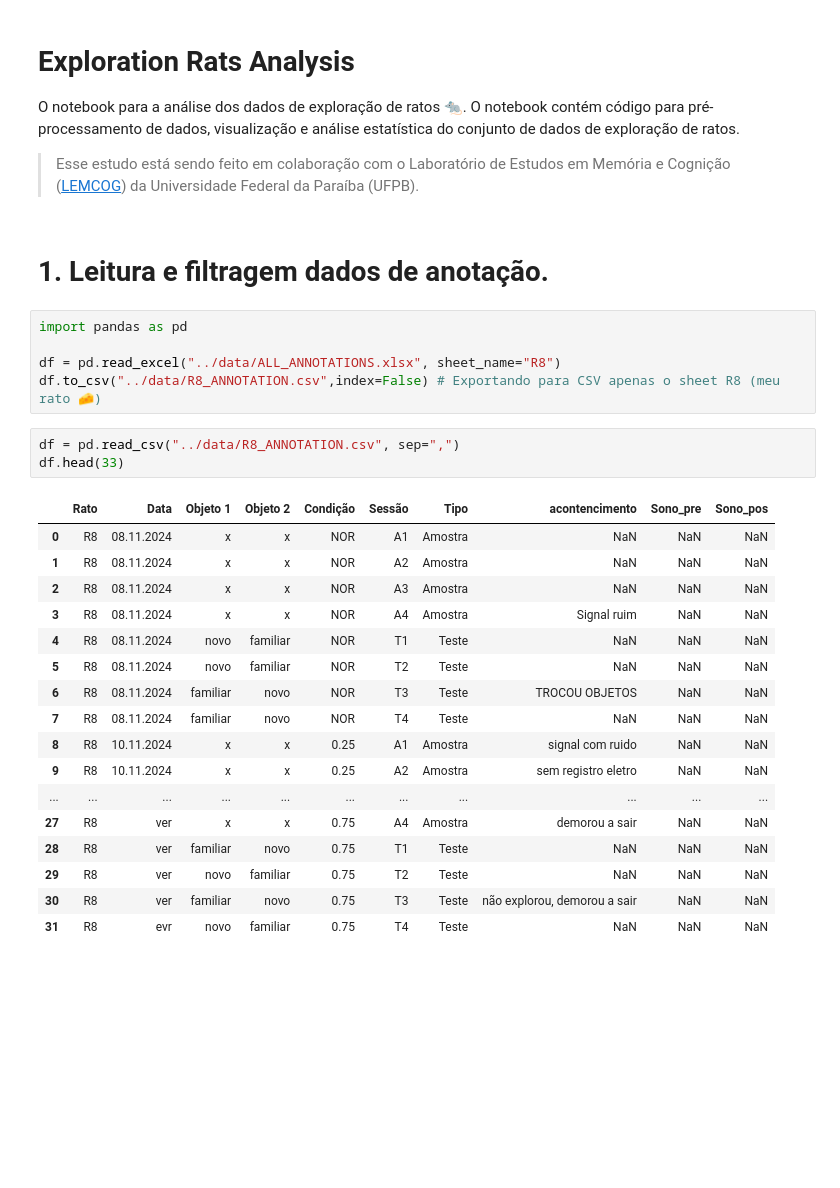
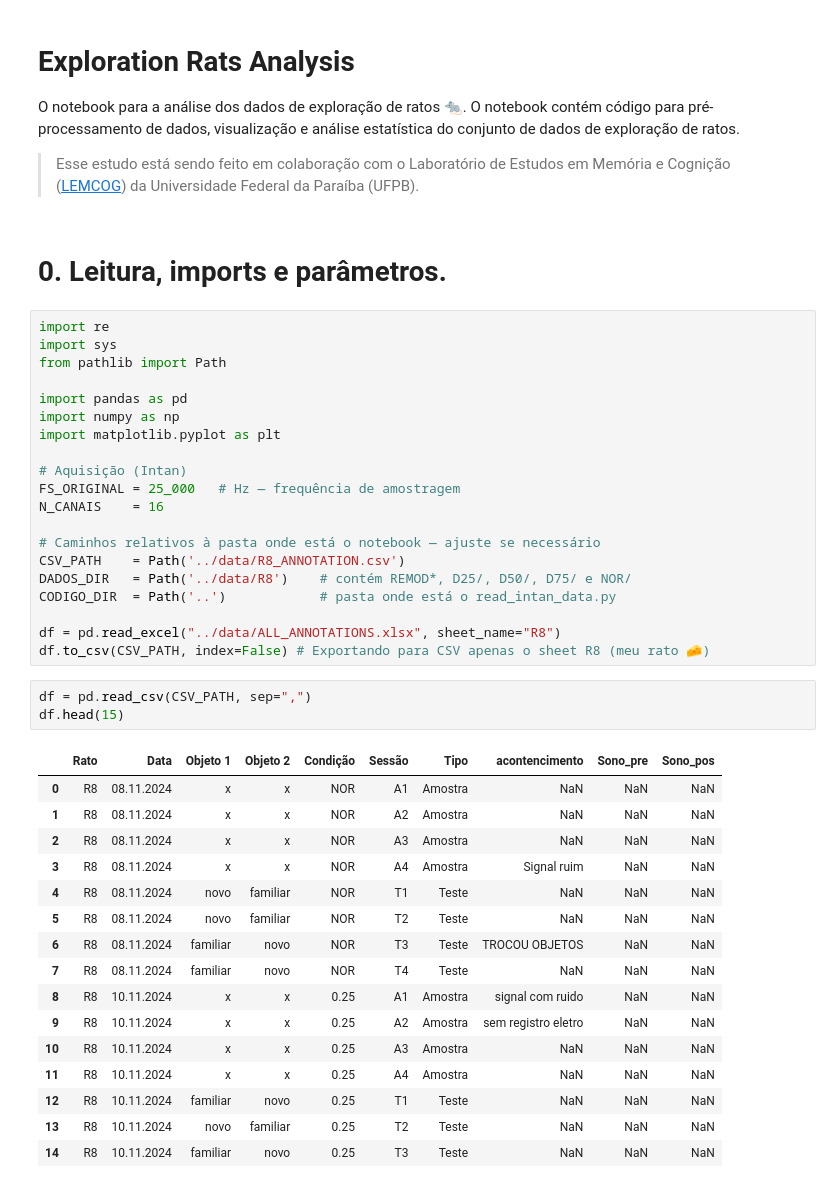
Before and after one commit to AnaCarolinaCamilo/BioInfo-2026.2, a Jupyter notebook: notebooks/ERA.ipynb, the cells around one changed output. Drawn from its saved outputs; the diff is of its cells as text; blank space fills up the shorter version.

Commit message:
feat: update EDA notebook SPARQ

```diff
--- a/notebooks/ERA.ipynb
+++ b/notebooks/ERA.ipynb
@@ -4,30 +4,44 @@ O notebook para a análise dos dados de exploração de ratos 🐀. O notebook c
 
 > Esse estudo está sendo feito em colaboração com o Laboratório de Estudos em Memória e Cognição ([LEMCOG](https://sites.google.com/academico.ufpb.br/lemcog/)) da Universidade Federal da Paraíba (UFPB).
 # %% [markdown]
-# 1. Leitura e filtragem dados de anotação.
+# 0. Leitura, imports e parâmetros.
 # %%
+import re
+import sys
+from pathlib import Path
+
 import pandas as pd
+import numpy as np
+import matplotlib.pyplot as plt
+
+# Aquisição (Intan)
+FS_ORIGINAL = 25_000   # Hz — frequência de amostragem
+N_CANAIS    = 16
+
+# Caminhos relativos à pasta onde está o notebook — ajuste se necessário
+CSV_PATH    = Path('../data/R8_ANNOTATION.csv')
+DADOS_DIR   = Path('../data/R8')    # contém REMOD*, D25/, D50/, D75/ e NOR/
+CODIGO_DIR  = Path('..')            # pasta onde está o read_intan_data.py
 
 df = pd.read_excel("../data/ALL_ANNOTATIONS.xlsx", sheet_name="R8")
-df.to_csv("../data/R8_ANNOTATION.csv",index=False) # Exportando para CSV apenas o sheet R8 (meu rato 🧀)
+df.to_csv(CSV_PATH, index=False) # Exportando para CSV apenas o sheet R8 (meu rato 🧀)
 # %%
-df = pd.read_csv("../data/R8_ANNOTATION.csv", sep=",")
-df.head(33)
+df = pd.read_csv(CSV_PATH, sep=",")
+df.head(15)
 # %% [output]
 |  | Rato | Data | Objeto 1 | Objeto 2 | Condição | Sessão | Tipo | acontencimento | Sono_pre | Sono_pos |
 | 0 | R8 | 08.11.2024 | x | x | NOR | A1 | Amostra | NaN | NaN | NaN |
 | 1 | R8 | 08.11.2024 | x | x | NOR | A2 | Amostra | NaN | NaN | NaN |
 | 2 | R8 | 08.11.2024 | x | x | NOR | A3 | Amostra | NaN | NaN | NaN |
 | 3 | R8 | 08.11.2024 | x | x | NOR | A4 | Amostra | Signal ruim | NaN | NaN |
 | 4 | R8 | 08.11.2024 | novo | familiar | NOR | T1 | Teste | NaN | NaN | NaN |
 | 5 | R8 | 08.11.2024 | novo | familiar | NOR | T2 | Teste | NaN | NaN | NaN |
 | 6 | R8 | 08.11.2024 | familiar | novo | NOR | T3 | Teste | TROCOU OBJETOS | NaN | NaN |
 | 7 | R8 | 08.11.2024 | familiar | novo | NOR | T4 | Teste | NaN | NaN | NaN |
 | 8 | R8 | 10.11.2024 | x | x | 0.25 | A1 | Amostra | signal com ruido | NaN | NaN |
 | 9 | R8 | 10.11.2024 | x | x | 0.25 | A2 | Amostra | sem registro eletro | NaN | NaN |
-| ... | ... | ... | ... | ... | ... | ... | ... | ... | ... | ... |
-| 27 | R8 | ver | x | x | 0.75 | A4 | Amostra | demorou a sair | NaN | NaN |
-| 28 | R8 | ver | familiar | novo | 0.75 | T1 | Teste | NaN | NaN | NaN |
-| 29 | R8 | ver | novo | familiar | 0.75 | T2 | Teste | NaN | NaN | NaN |
-| 30 | R8 | ver | familiar | novo | 0.75 | T3 | Teste | não explorou, demorou a sair | NaN | NaN |
-| 31 | R8 | evr | novo | familiar | 0.75 | T4 | Teste | NaN | NaN | NaN |
+| 10 | R8 | 10.11.2024 | x | x | 0.25 | A3 | Amostra | NaN | NaN | NaN |
+| 11 | R8 | 10.11.2024 | x | x | 0.25 | A4 | Amostra | NaN | NaN | NaN |
+| 12 | R8 | 10.11.2024 | familiar | novo | 0.25 | T1 | Teste | NaN | NaN | NaN |
+| 13 | R8 | 10.11.2024 | novo | familiar | 0.25 | T2 | Teste | NaN | NaN | NaN |
+| 14 | R8 | 10.11.2024 | familiar | novo | 0.25 | T3 | Teste | NaN | NaN | NaN |
```
Also changed, not shown: parts of 24 cells of this notebook.
